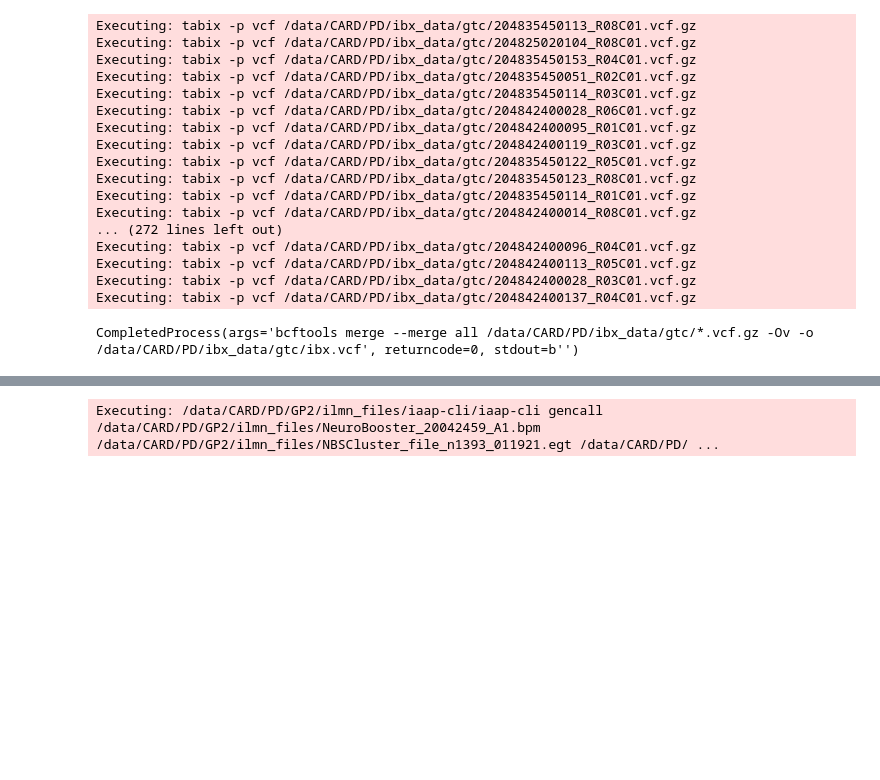
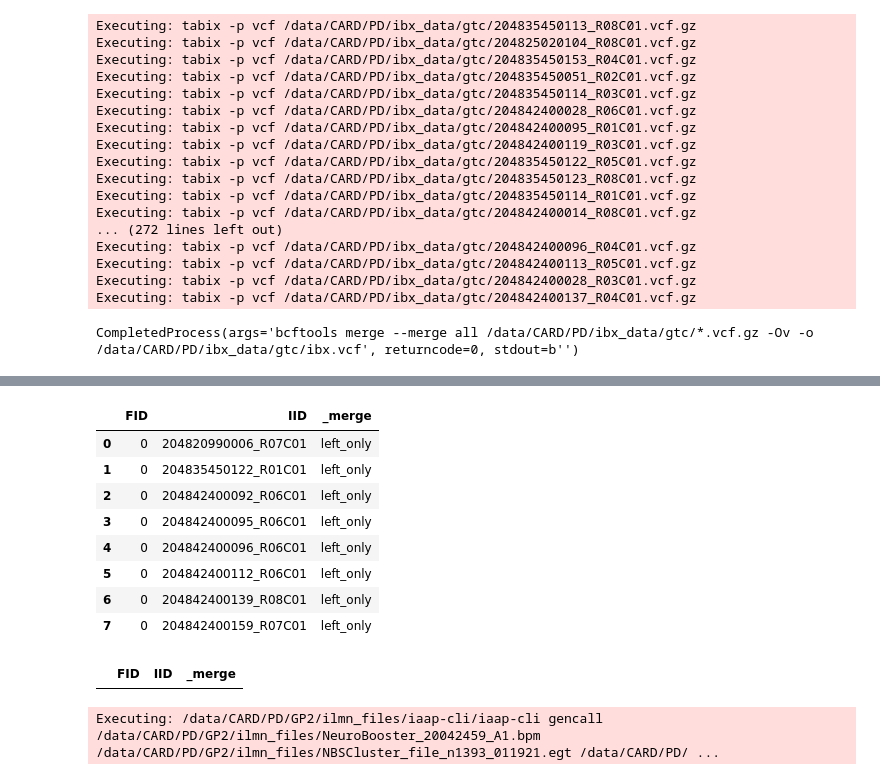
Before and after one commit to dvitale199/GenoTools, a Jupyter notebook: GP2_data_processing/ibx_geno.ipynb, the cells around one changed output, grey strips where cells are left out. Saved outputs shown, nothing was run; the diff lists cells and outputs as text; code cells hidden in the pictures; blank space fills up the shorter version.

```diff
--- a/GP2_data_processing/ibx_geno.ipynb
+++ b/GP2_data_processing/ibx_geno.ipynb
@@ -285,3 +322,23 @@ Executing: gcta --grm /data/vitaled2/ibx_data/bed/ibx_callrate_related_total_grm
+# %%
+callrate_outliers = pd.read_csv(f'{callrate_out}.outliers', sep='\s+', names=['FID','IID'], header=None)
+ibx_call_out = pd.merge(callrate_outliers, coriell_ids, how='outer', on=['FID','IID'], indicator=True)
+ibx_call_out[ibx_call_out._merge == 'left_only']
+# %% [output]
+|  | FID | IID | _merge |
+| 0 | 0 | 204820990006_R07C01 | left_only |
+| 1 | 0 | 204835450122_R01C01 | left_only |
+| 2 | 0 | 204842400092_R06C01 | left_only |
+| 3 | 0 | 204842400095_R06C01 | left_only |
+| 4 | 0 | 204842400096_R06C01 | left_only |
+| 5 | 0 | 204842400112_R06C01 | left_only |
+| 6 | 0 | 204842400139_R08C01 | left_only |
+| 7 | 0 | 204842400159_R07C01 | left_only |
+# %%
+sex_outliers = pd.read_csv(f'{sex_out}.fails', sep='\s+')
+ibx_sex_out = pd.merge(sex_outliers, coriell_ids, how='outer', on=['FID','IID'], indicator=True)
+ibx_sex_out[ibx_sex_out._merge == 'left_only']
+# %% [output]
+|  | FID | IID | _merge |
 # %%
 idat_dir = f'{basedir}/ibx_plus_coriell'
 ibx_only_samples = f'{basedir}/ped'
```
Also changed, not shown: parts of 11 cells of this notebook, 3 other files.
